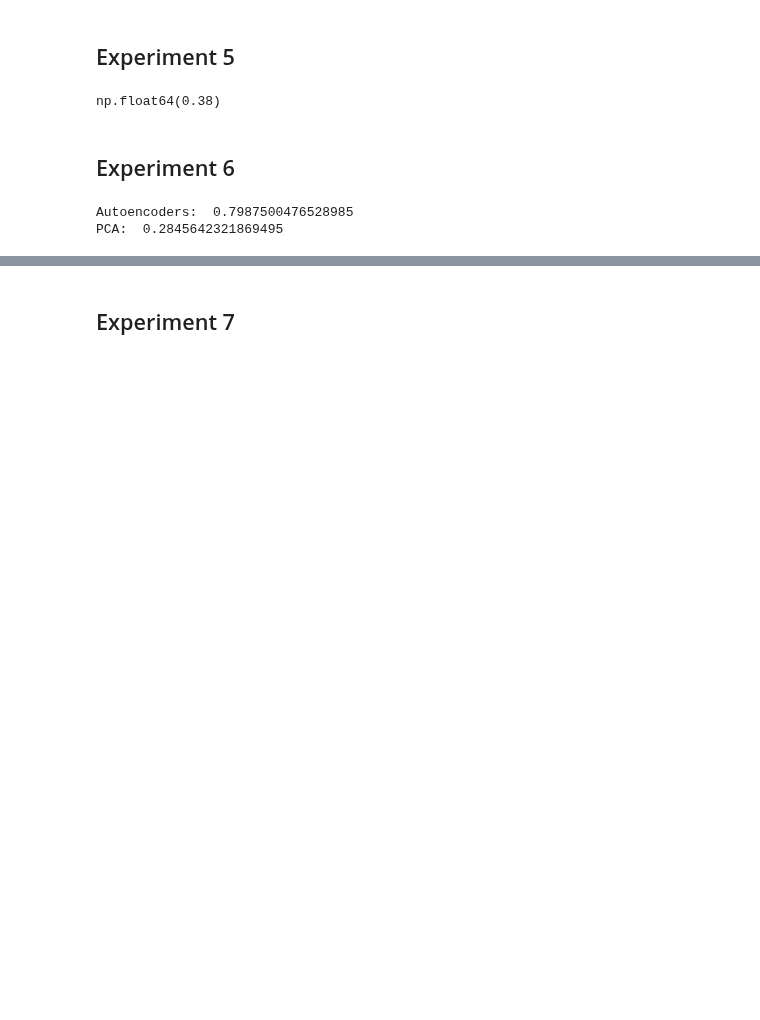
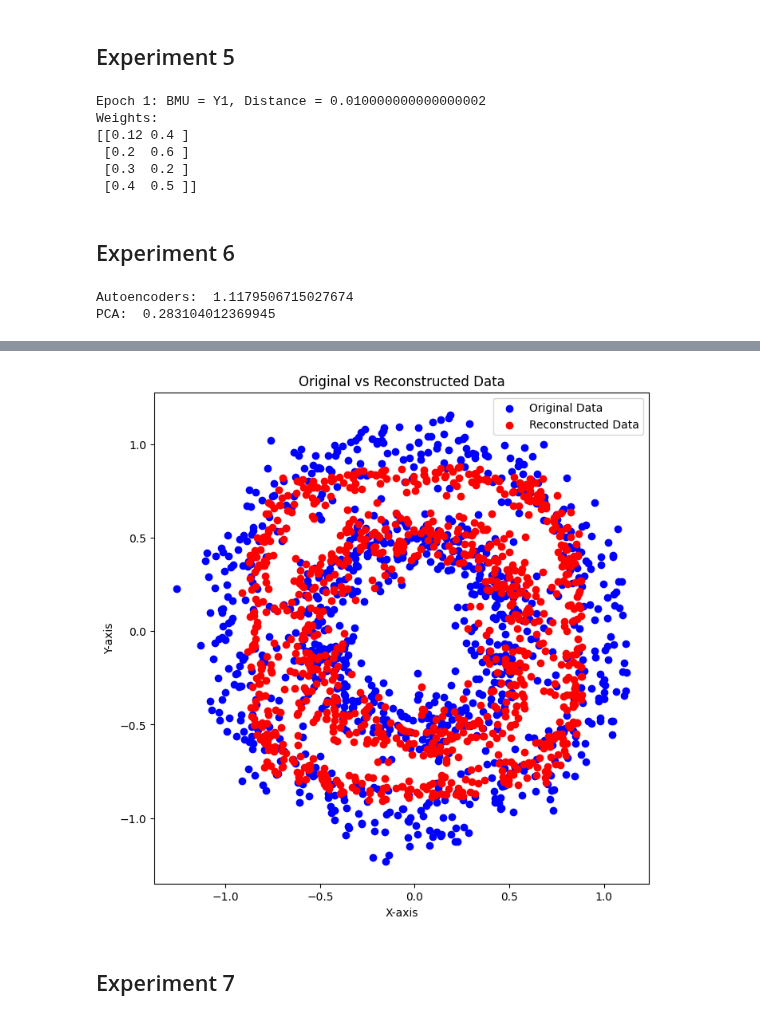
Before and after one commit to parthgala1/DL, a Jupyter notebook: practice.ipynb, the cells around one changed output, grey strips where cells are left out. Cells and saved outputs as stored; diff of their text form; code cells hidden in the pictures; blank space fills up the shorter version.

```diff
--- a/practice.ipynb
+++ b/practice.ipynb
@@ -391,9 +445,10 @@ import numpy as np
 x = np.array([0.2, 0.4])
 w = np.array([[0.1,0.4],[0.2,0.6],[0.3,0.2],[0.4, 0.5]])
 a = 0.2
-num_epochs = 10
+num_epochs = 1
 
 for epoch in range(1, num_epochs+1):
+
   d = np.sum((w-x)**2, axis = 1)
   bmu = np.argmin(d)
   bmu_d = d[bmu]
@@ -403,7 +458,12 @@ for epoch in range(1, num_epochs+1):
   print(f"Epoch {epoch}: BMU = Y{bmu+1}, Distance = {bmu_d}")
   print(f"Weights: \n{w}\n")
 # %% [output]
-np.float64(0.38)
+Epoch 1: BMU = Y1, Distance = 0.010000000000000002
+Weights:
+[[0.12 0.4 ]
+ [0.2  0.6 ]
+ [0.3  0.2 ]
+ [0.4  0.5 ]]
 # %% [markdown]
 ## Experiment 6
 # %%
@@ -455,15 +515,74 @@ def autoencoders(encoder, decoder, data):
     z2 = decoder(z1, weight_decoder, bias_decoder)
 
     mse = ((data - z2)** 2).mean()
-    return mse
+    return mse, z2
 
 train = data_generated()
 
-ae = autoencoders(encoder, decoder, train)
+ae, z2 = autoencoders(encoder, decoder, train)
 pca = PCA_train(train)
 
 print("Autoencoders: ", ae)
 print("PCA: ", pca)
+x, y = z2[0], z2[1]
 # %% [output]
-Autoencoders:  0.7987500476528985
-PCA:  0.2845642321869495
+Autoencoders:  1.1179506715027674
+PCA:  0.283104012369945
+# %%
+from sklearn.datasets import make_circles
+from sklearn.metrics import mean_squared_error
+
+def Autoencoder():
+    input_layer = keras.Input(shape=(2,))
+
+    # Encoder
+    encoded = Dense(128, activation="tanh")(input_layer)
+    encoded = Dense(2, activation="tanh")(encoded)
+
+    # Decoder
+    decoded = Dense(128, activation="tanh")(encoded)
+    decoded = Dense(2, activation="tanh")(decoded)
+
+    # Autoencoder model
+    autoencoder = keras.Model(inputs=input_layer, outputs=decoded)
+    autoencoder.compile(optimizer="adam", loss="mse")
+    return autoencoder
+
+def train_autoencoder(autoencoder, data):
+    autoencoder.fit(data, data, epochs=100, batch_size=32, validation_split=0.2, verbose=0)
+    return autoencoder
+
+def evaluate_autoencoder(autoencoder, data):
+    reconstructed_data = autoencoder.predict(data)
+    mse = mean_squared_error(data, reconstructed_data)
+    return mse
+
+def visualize_reconstructed_data(original_data, reconstructed_data):
+    plt.figure(figsize=(8, 8))
+    plt.scatter(original_data[:, 0], original_data[:, 1], c='blue', label='Original Data')
+    plt.scatter(reconstructed_data[:, 0], reconstructed_data[:, 1], c='red', label='Reconstructed Data')
+    plt.title("Original vs Reconstructed Data")
+    plt.xlabel("X-axis")
+    plt.ylabel("Y-axis")
+    plt.legend()
+    plt.show()
+def main():
+    # Generate circular data
+    dataset, labels = make_circles(n_samples=1000, noise=0.1, factor=0.5, random_state=42)
+
+    # Train autoencoder
+    autoencoder = Autoencoder()
+    trained_autoencoder = train_autoencoder(autoencoder, dataset)
+
+    # Evaluate autoencoder
+    mse = evaluate_autoencoder(trained_autoencoder, dataset)
+    print("Mean Squared Error for Autoencoder: ", mse)
+
+    # Visualize reconstructed data
+    reconstructed_data = trained_autoencoder.predict(dataset)
+    visualize_reconstructed_data(dataset, reconstructed_data)
+
+
+if __name__ == "__main__":
+    main()
+# %% [output]
@@ -470,3 +592,4 @@ PCA:  0.2845642321869495
+[figure, added]
 # %% [markdown]
 ## Experiment 7
 # %%
```
Also changed, not shown: parts of 15 cells of this notebook.
